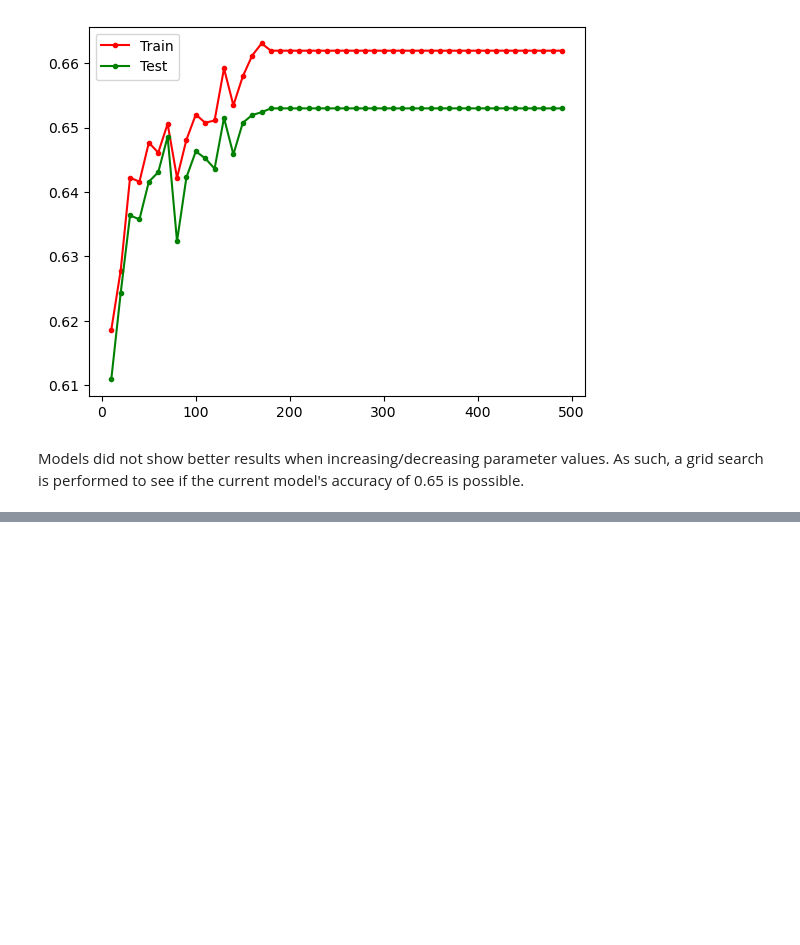
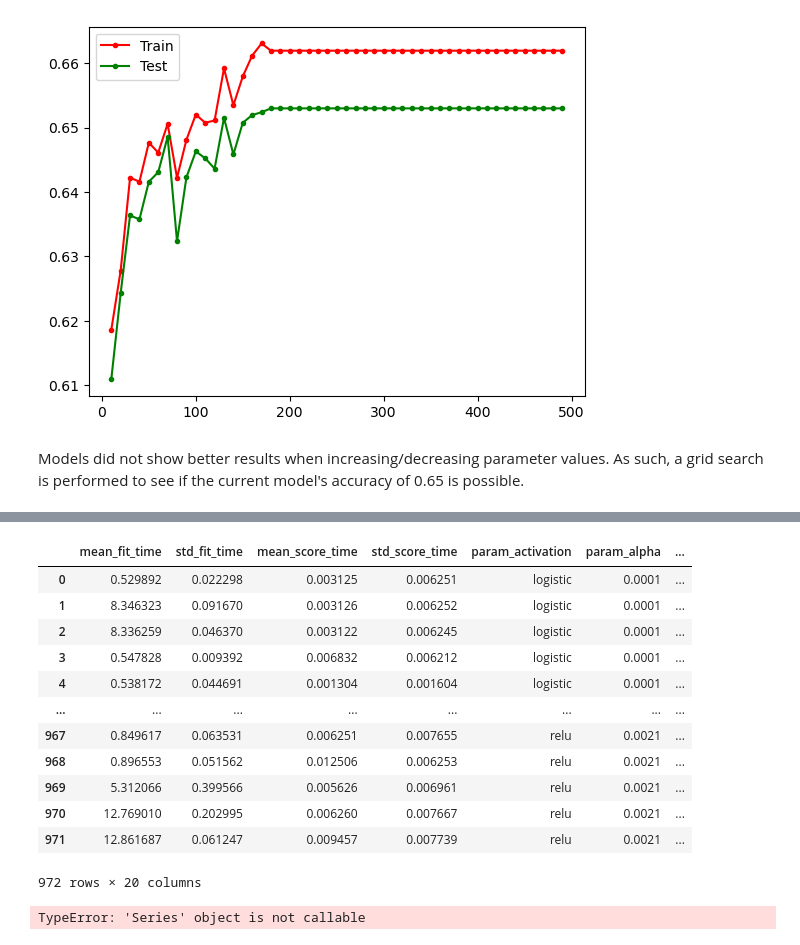
Before and after one commit to Aokijiop/CS178-IMDB-Classification, a Jupyter notebook: feedforwardNN.ipynb, the cells around one changed output, grey strips where cells are left out. Drawn from its saved outputs; the diff is of its cells as text; code cells hidden in the pictures; blank space fills up the shorter version.

Commit message:
Grid search on 1 layer

```diff
--- a/feedforwardNN.ipynb
+++ b/feedforwardNN.ipynb
@@ -277,0 +276,19 @@ search is performed to see if the current model's accuracy of 0.65 is possible.
+# %%
+# Grid search
+from sklearn.model_selection import GridSearchCV
+
+mlp = MLPClassifier()
+params = {
+    "hidden_layer_sizes": [np.array([size]) for size in np.arange(50, 201, 50)],
+    "activation": ['logistic', 'tanh', 'relu'],
+    "solver": ['sgd'],
+    "alpha": np.arange(0.0001, 0.003, 0.001),
+    "batch_size": np.arange(200, 301, 50),
+    "learning_rate": ['constant', 'invscaling', 'adaptive'],
+    "learning_rate_init": np.arange(0.001, 0.03, 0.01),
+    # "max_iter": max_iters # did not improve
+}
+print("Running Grid Search...")
+clf = GridSearchCV(mlp, params)
+clf.fit(X_train, Y_train)
+print("Finished Grid Search.")
@@ -277,0 +318,22 @@ search is performed to see if the current model's accuracy of 0.65 is possible.
+# %%
+df_results = pd.DataFrame(clf.cv_results_)
+df_results.to_csv('./data/feedforwardNN-1_layer.csv', index=False)
+df_results
+# %% [output]
+|  | mean_fit_time | std_fit_time | mean_score_time | std_score_time | param_activation | param_alpha | ... |
+| 0 | 0.529892 | 0.022298 | 0.003125 | 0.006251 | logistic | 0.0001 | ... |
+| 1 | 8.346323 | 0.091670 | 0.003126 | 0.006252 | logistic | 0.0001 | ... |
+| 2 | 8.336259 | 0.046370 | 0.003122 | 0.006245 | logistic | 0.0001 | ... |
+| 3 | 0.547828 | 0.009392 | 0.006832 | 0.006212 | logistic | 0.0001 | ... |
+| 4 | 0.538172 | 0.044691 | 0.001304 | 0.001604 | logistic | 0.0001 | ... |
+| ... | ... | ... | ... | ... | ... | ... | ... |
+| 967 | 0.849617 | 0.063531 | 0.006251 | 0.007655 | relu | 0.0021 | ... |
+| 968 | 0.896553 | 0.051562 | 0.012506 | 0.006253 | relu | 0.0021 | ... |
+| 969 | 5.312066 | 0.399566 | 0.005626 | 0.006961 | relu | 0.0021 | ... |
+| 970 | 12.769010 | 0.202995 | 0.006260 | 0.007667 | relu | 0.0021 | ... |
+| 971 | 12.861687 | 0.061247 | 0.009457 | 0.007739 | relu | 0.0021 | ... |
+972 rows × 20 columns
+# %%
+sorted(df_results, key=df_results["rank_test_score"])
+# %% [output]
+TypeError: 'Series' object is not callable
```
Also changed, not shown: parts of 5 cells of this notebook.
